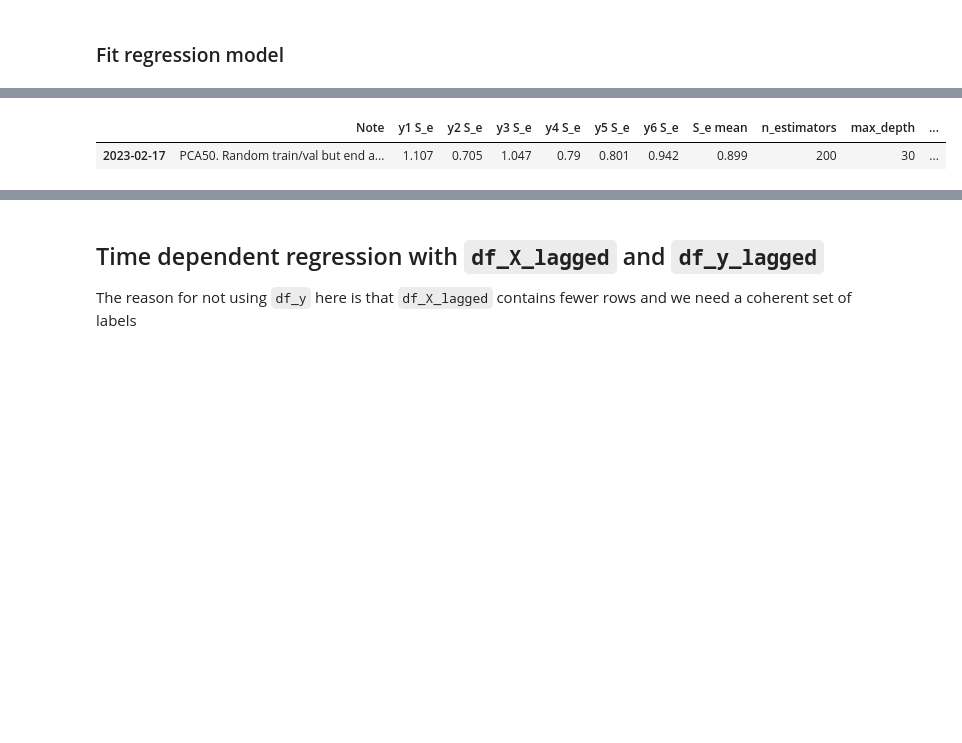
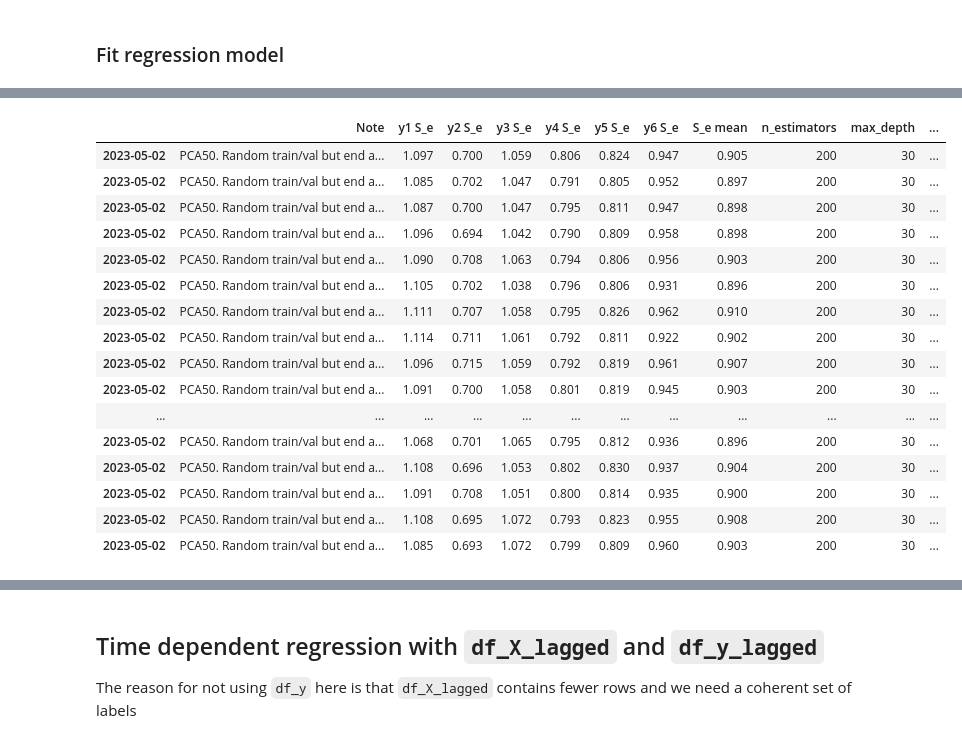
Before and after one commit to christiandalheimoien/publication1, a Jupyter notebook: 02 Random Forest regression.ipynb, the cells around one changed output, grey strips where cells are left out. Cells and saved outputs as stored; diff of their text form; code cells hidden in the pictures; blank space fills up the shorter version.

```diff
--- a/02 Random Forest regression.ipynb
+++ b/02 Random Forest regression.ipynb
@@ -76,48 +78,49 @@ else:
 
     fit_results = pd.DataFrame(columns=res_cols)
 
-
-start_time = datetime.now()
+for i in tqdm(range(20)):
+    start_time = datetime.now()
 
 
-# ----------------- Calculate root mean squared error of predictions and -------------------------
-# ----------------- store results in dataframe together with parameter values used -------------------------
-res_labels = ['Note']
-res_values = [Note]
+    # ----------------- Calculate root mean squared error of predictions and -------------------------
+    # ----------------- store results in dataframe together with parameter values used -------------------------
+    res_labels = ['Note']
+    res_values = [Note]
 
-regs = []
-y_test_estimated = []
-y_test_error = []
-S_e_values = []
+    regs = []
+    y_test_estimated = []
+    y_test_error = []
+    S_e_values = []
 
-for i in range(y_train.shape[1]):
-    reg = RandomForestRegressor(**params, verbose=1)
-    history = reg.fit(X_train, y_train[:,i]) # Fit model for label i
-    regs.append(reg)
+    for i in range(y_train.shape[1]):
+        reg = RandomForestRegressor(**params, verbose=0)
+        history = reg.fit(X_train, y_train[:,i]) # Fit model for label i
+        regs.append(reg)
 
-    y_test_estimated.append(reg.predict(X_test)) # Predict label values on test set
-    y_test_error.append(y_test[:,i] - y_test_estimated[i])
-    S_e = np.std(y_test_error[i])/np.std(y_test[:,i])
-    res_values.append(S_e)
-    label = y_cols[i]
-    res_labels.append(label+' S_e')
+        y_test_estimated.append(reg.predict(X_test)) # Predict label values on test set
+        y_test_error.append(y_test[:,i] - y_test_estimated[i])
+        S_e = np.std(y_test_error[i])/np.std(y_test[:,i])
+        res_values.append(S_e)
+        label = y_cols[i]
+        res_labels.append(label+' S_e')
 
-    S_e_values.append(S_e)
+        S_e_values.append(S_e)
 
-res_labels.append('S_e mean')
-res_values.append(np.mean(S_e_values))
+    res_labels.append('S_e mean')
+    res_values.append(np.mean(S_e_values))
 
-for key in params.keys():
-    res_values.append(params[key])
-    res_labels.append(key)
+    for key in params.keys():
+        res_values.append(params[key])
+        res_labels.append(key)
 
-training_time = (datetime.now() - start_time).total_seconds()
-res_values.append(training_time)
-res_labels.append('Training time')
+    training_time = (datetime.now() - start_time).total_seconds()
+    res_values.append(training_time)
+    res_labels.append('Training time')
 
-df_tmp = pd.DataFrame([res_values], columns=res_labels, index=[datetime.now().date()])
-fit_results = fit_results.append(df_tmp)
-#fit_results = fit_results.sort_values('R2', ascending=False)
+    df_tmp = pd.DataFrame([res_values], columns=res_labels, index=[datetime.now().date()])
+    fit_results = pd.concat([fit_results, df_tmp])
+    #fit_results = fit_results.sort_values('R2', ascending=False)
+
 fit_results.to_pickle(fit_file)
 fit_results
 # %% [output]
@@ -141,2 +127,17 @@ fit_results
 |  | Note | y1 S_e | y2 S_e | y3 S_e | y4 S_e | y5 S_e | y6 S_e | S_e mean | n_estimators | max_depth | ... |
-| 2023-02-17 | PCA50. Random train/val but end a... | 1.107 | 0.705 | 1.047 | 0.79 | 0.801 | 0.942 | 0.899 | 200 | 30 | ... |
+| 2023-05-02 | PCA50. Random train/val but end a... | 1.097 | 0.700 | 1.059 | 0.806 | 0.824 | 0.947 | 0.905 | 200 | 30 | ... |
+| 2023-05-02 | PCA50. Random train/val but end a... | 1.085 | 0.702 | 1.047 | 0.791 | 0.805 | 0.952 | 0.897 | 200 | 30 | ... |
+| 2023-05-02 | PCA50. Random train/val but end a... | 1.087 | 0.700 | 1.047 | 0.795 | 0.811 | 0.947 | 0.898 | 200 | 30 | ... |
+| 2023-05-02 | PCA50. Random train/val but end a... | 1.096 | 0.694 | 1.042 | 0.790 | 0.809 | 0.958 | 0.898 | 200 | 30 | ... |
+| 2023-05-02 | PCA50. Random train/val but end a... | 1.090 | 0.708 | 1.063 | 0.794 | 0.806 | 0.956 | 0.903 | 200 | 30 | ... |
+| 2023-05-02 | PCA50. Random train/val but end a... | 1.105 | 0.702 | 1.038 | 0.796 | 0.806 | 0.931 | 0.896 | 200 | 30 | ... |
+| 2023-05-02 | PCA50. Random train/val but end a... | 1.111 | 0.707 | 1.058 | 0.795 | 0.826 | 0.962 | 0.910 | 200 | 30 | ... |
+| 2023-05-02 | PCA50. Random train/val but end a... | 1.114 | 0.711 | 1.061 | 0.792 | 0.811 | 0.922 | 0.902 | 200 | 30 | ... |
+| 2023-05-02 | PCA50. Random train/val but end a... | 1.096 | 0.715 | 1.059 | 0.792 | 0.819 | 0.961 | 0.907 | 200 | 30 | ... |
+| 2023-05-02 | PCA50. Random train/val but end a... | 1.091 | 0.700 | 1.058 | 0.801 | 0.819 | 0.945 | 0.903 | 200 | 30 | ... |
+| ... | ... | ... | ... | ... | ... | ... | ... | ... | ... | ... | ... |
+| 2023-05-02 | PCA50. Random train/val but end a... | 1.068 | 0.701 | 1.065 | 0.795 | 0.812 | 0.936 | 0.896 | 200 | 30 | ... |
+| 2023-05-02 | PCA50. Random train/val but end a... | 1.108 | 0.696 | 1.053 | 0.802 | 0.830 | 0.937 | 0.904 | 200 | 30 | ... |
+| 2023-05-02 | PCA50. Random train/val but end a... | 1.091 | 0.708 | 1.051 | 0.800 | 0.814 | 0.935 | 0.900 | 200 | 30 | ... |
+| 2023-05-02 | PCA50. Random train/val but end a... | 1.108 | 0.695 | 1.072 | 0.793 | 0.823 | 0.955 | 0.908 | 200 | 30 | ... |
+| 2023-05-02 | PCA50. Random train/val but end a... | 1.085 | 0.693 | 1.072 | 0.799 | 0.809 | 0.960 | 0.903 | 200 | 30 | ... |
```
Also changed, not shown: parts of 8 cells of this notebook, 9 other files.
